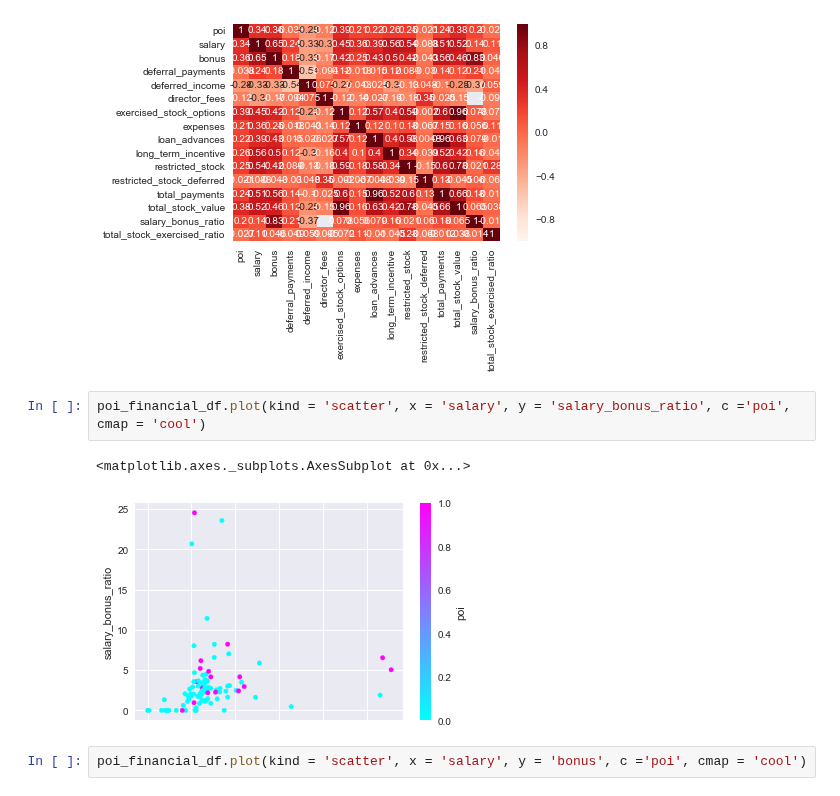
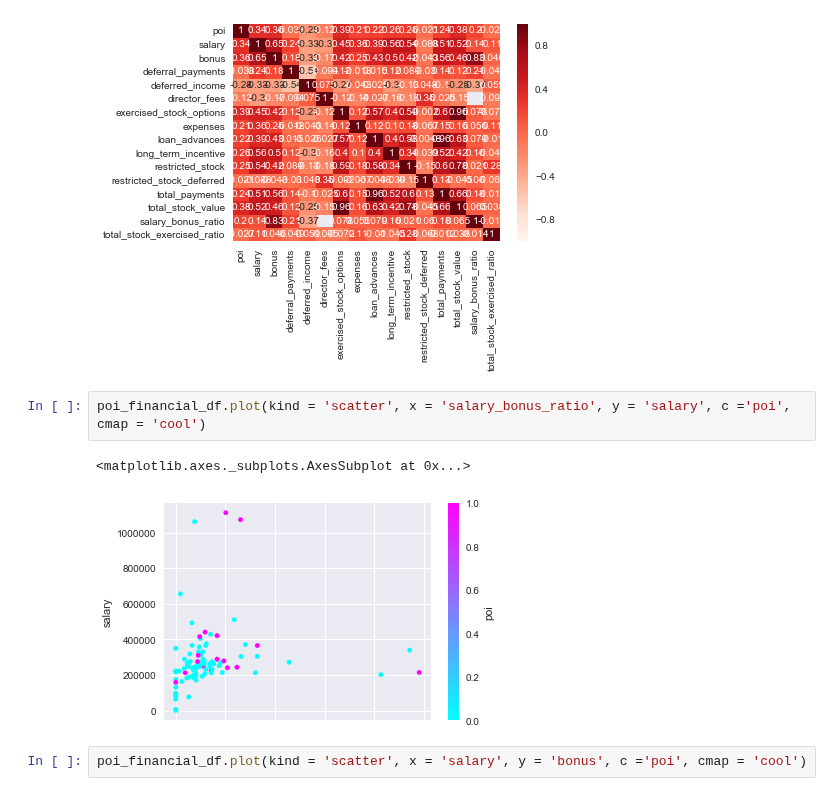
Before and after one commit to nmeliasp/MachineLearning-FinalProject, a Jupyter notebook: Machine Learning Final Project.ipynb, the cells around one changed output. Drawn from its saved outputs; the diff is of its cells as text.

```diff
--- a/Machine Learning Final Project.ipynb
+++ b/Machine Learning Final Project.ipynb
@@ -125,10 +127,10 @@ Name: poi, dtype: float64
 <matplotlib.axes._subplots.AxesSubplot at 0x...>
 [figure]
 # %%
-poi_financial_df.plot(kind = 'scatter', x = 'salary', y = 'salary_bonus_ratio', c ='poi', cmap = 'cool')
+poi_financial_df.plot(kind = 'scatter', x = 'salary_bonus_ratio', y = 'salary', c ='poi', cmap = 'cool')
 # %% [output]
 <matplotlib.axes._subplots.AxesSubplot at 0x...>
-[figure, old version]
+[figure, new version]
 # %%
 poi_financial_df.plot(kind = 'scatter', x = 'salary', y = 'bonus', c ='poi', cmap = 'cool')
 # %% [output]
```
Also changed, not shown: parts of 11 cells of this notebook.
